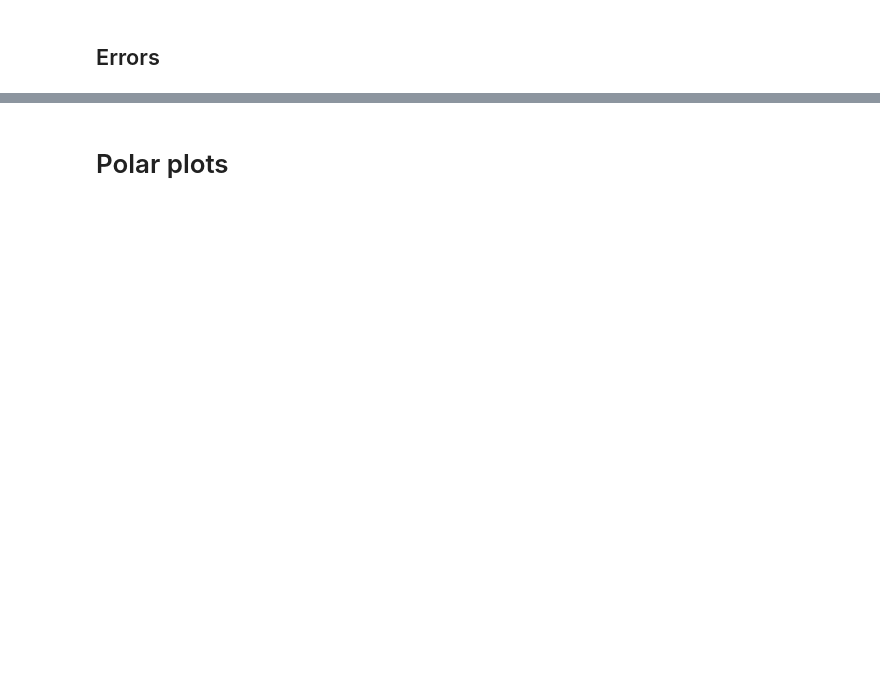
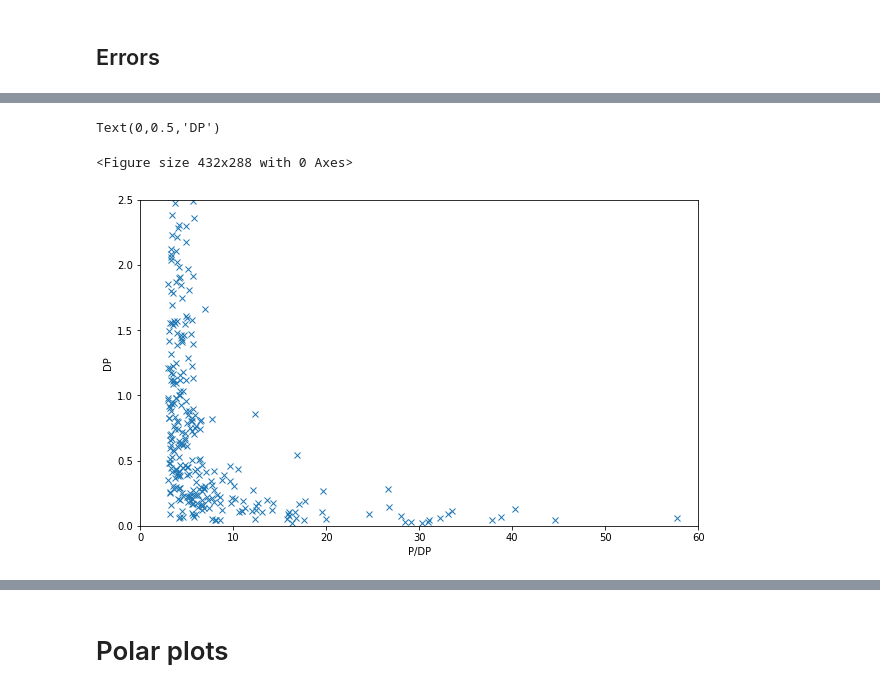
Before and after one commit to parsonsh/eaoTools, a Jupyter notebook: POL2-vector-analysis.ipynb, the cells around one changed output, grey strips where cells are left out. Drawn from its saved outputs; the diff is of its cells as text; code cells hidden in the pictures; blank space fills up the shorter version.

```diff
--- a/POL2-vector-analysis.ipynb
+++ b/POL2-vector-analysis.ipynb
@@ -465,3 +517,16 @@ except: # if on kukui save here:
+# %%
+plt.figure()
+plt.figure(figsize=(10,6))
+
+plt.plot(vectors_All['P']/vectors_All['DP'],vectors_All['DP'],marker='x',linestyle='None')
+plt.ylim([0,2.5])
+plt.xlim([0,60])
+plt.xlabel('P/DP')
+plt.ylabel('DP')
+# %% [output]
+Text(0,0.5,'DP')
+<Figure size 432x288 with 0 Axes>
+[figure, added]
 # %%
 variable = 'DANG'
 
```
Also changed, not shown: parts of 57 cells of this notebook, 2 other files.
